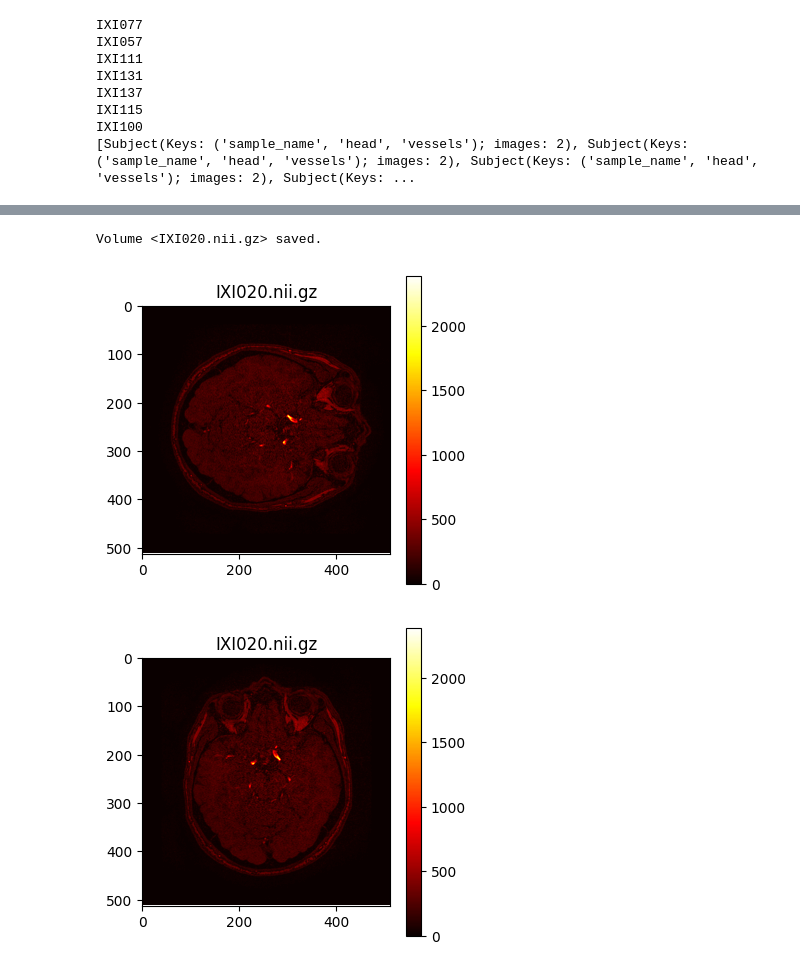
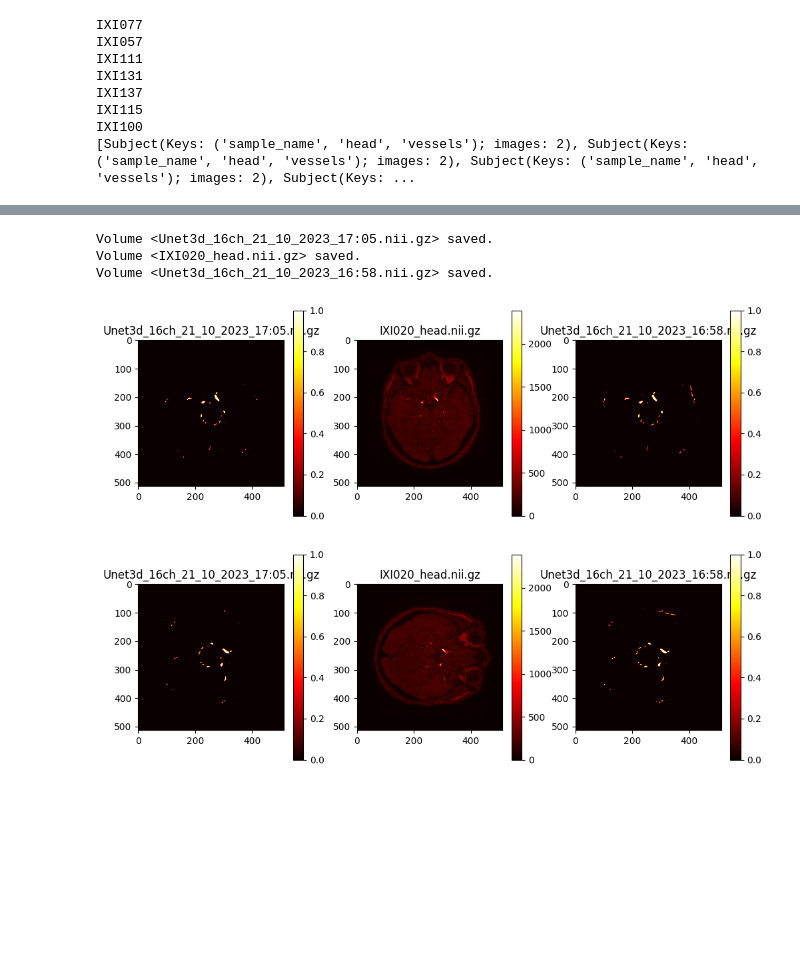
Before and after one commit to NotYourLady/MSRepo, a Jupyter notebook: VesselSegmentation/data_processing/data_processing.ipynb, the cells around one changed output, grey strips where cells are left out. Cells and saved outputs as stored; diff of their text form; code cells hidden in the pictures; blank space fills up the shorter version.

```diff
--- a/VesselSegmentation/data_processing/data_processing.ipynb
+++ b/VesselSegmentation/data_processing/data_processing.ipynb
@@ -42,14 +33,15 @@ rotator_test.show(135)
 # %%
-#rotator = DataRotator("/home/msst/Documents/medtech/SegProject/volumes/MRA_test/MRA_openneuro_005", new_file=False)
-rotator = DataRotator("/home/msst/IXI", new_file=False)
+rotator = DataRotator("/home/msst/IXI_MRA_work/IXI020", new_file=False)
 rotator.show(35)
 
 rotator.transpose()
 rotator.mirror()
 rotator.show(35)
 
 rotator.save()
 # %% [output]
-Volume <IXI020.nii.gz> saved.
+Volume <Unet3d_16ch_21_10_2023_17:05.nii.gz> saved.
+Volume <IXI020_head.nii.gz> saved.
+Volume <Unet3d_16ch_21_10_2023_16:58.nii.gz> saved.
-[figure, old version]
+[figure, new version]
-[figure, old version]
+[figure, new version]
```
Also changed, not shown: parts of 2 cells of this notebook, 3 other files.
